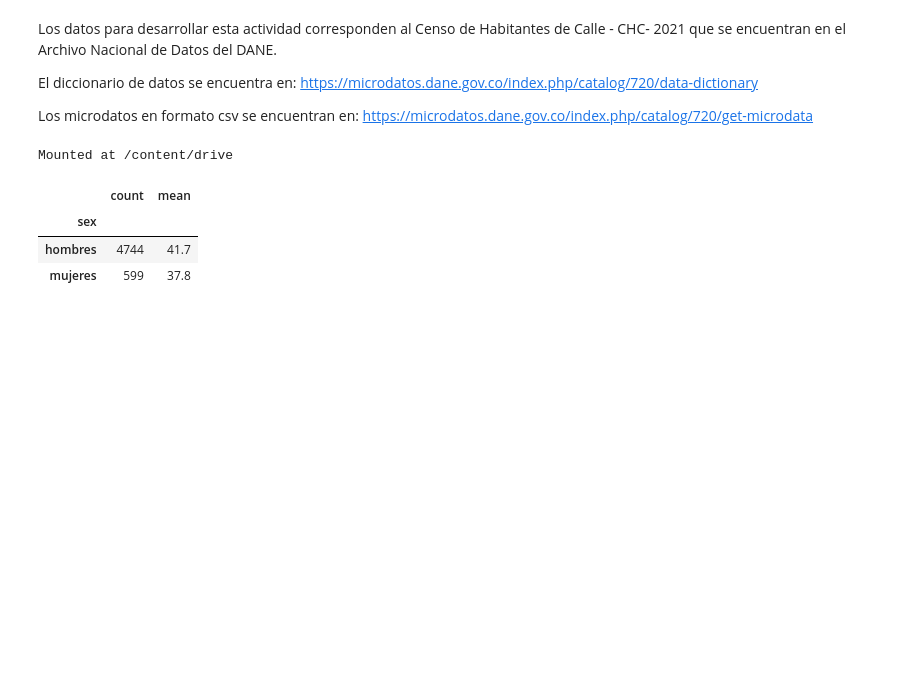
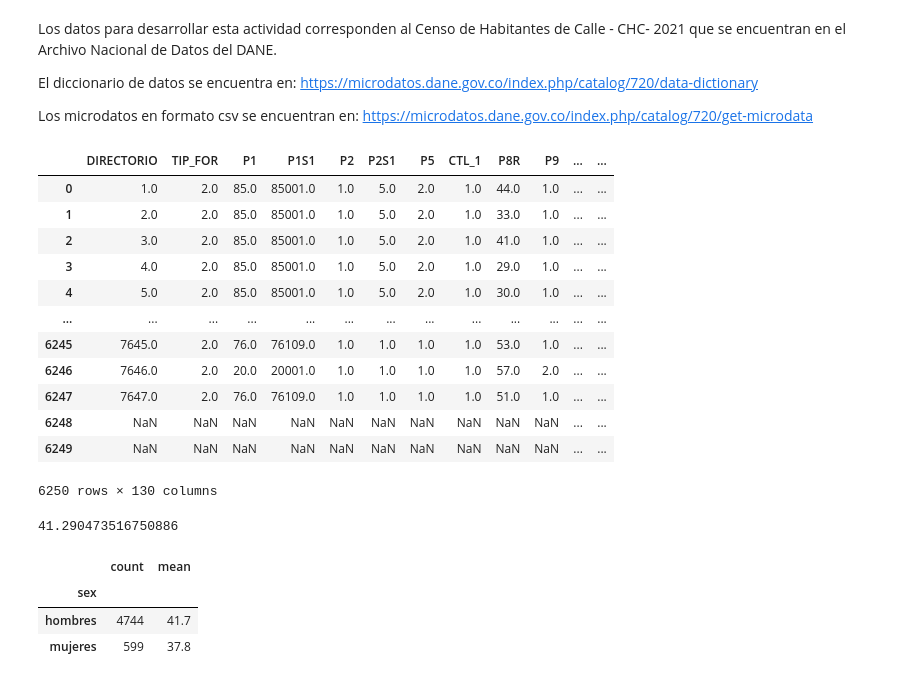
Before and after one commit to TheLudway/ML, a Jupyter notebook: ESTADÍSTICA/ESTADÍSTICA-UTADEO/HC2021_Intervalos_de_Confianza y Pruebas de hipótesis.ipynb, the cells around one changed output. Cells and saved outputs as stored; diff of their text form; code cells hidden in the pictures; blank space fills up the shorter version.

```diff
--- a/ESTADÍSTICA/ESTADÍSTICA-UTADEO/HC2021_Intervalos_de_Confianza y Pruebas de hipótesis.ipynb
+++ b/ESTADÍSTICA/ESTADÍSTICA-UTADEO/HC2021_Intervalos_de_Confianza y Pruebas de hipótesis.ipynb
@@ -8,16 +8,25 @@ https://microdatos.dane.gov.co/index.php/catalog/720/data-dictionary
 
 Los microdatos en formato csv se encuentran en:
 https://microdatos.dane.gov.co/index.php/catalog/720/get-microdata
-# %%
-# 1. Dar acceso a Drive (Siempre hay que ejecutarlo)
-from google.colab import drive
-drive.mount('/content/drive')
-# %% [output]
-Mounted at /content/drive
 # %%
 # 2. Importar la libreria Pandas ;)
 import pandas as pd
 # %%
 # 3. Importar un archivo csv, si el delimitador es tabulación usar /t
 #df=pd.read_csv('/content/drive/MyDrive/240120 Notebooks/HabitantesCalle2021/CHC_base_anonimizada09-09-2021.csv', delimiter=',', encoding = 'unicode_escape' )
-df=pd.read_csv('XXXXX', delimiter=',', encoding = 'unicode_escape' )
+df=pd.read_csv('CHC_base_anonimizada09-09-2021.csv', delimiter=',', encoding = 'unicode_escape' )
+df
+# %% [output]
+|  | DIRECTORIO | TIP_FOR | P1 | P1S1 | P2 | P2S1 | P5 | CTL_1 | P8R | P9 | ... | ... |
+| 0 | 1.0 | 2.0 | 85.0 | 85001.0 | 1.0 | 5.0 | 2.0 | 1.0 | 44.0 | 1.0 | ... | ... |
+| 1 | 2.0 | 2.0 | 85.0 | 85001.0 | 1.0 | 5.0 | 2.0 | 1.0 | 33.0 | 1.0 | ... | ... |
+| 2 | 3.0 | 2.0 | 85.0 | 85001.0 | 1.0 | 5.0 | 2.0 | 1.0 | 41.0 | 1.0 | ... | ... |
+| 3 | 4.0 | 2.0 | 85.0 | 85001.0 | 1.0 | 5.0 | 2.0 | 1.0 | 29.0 | 1.0 | ... | ... |
+| 4 | 5.0 | 2.0 | 85.0 | 85001.0 | 1.0 | 5.0 | 2.0 | 1.0 | 30.0 | 1.0 | ... | ... |
+| ... | ... | ... | ... | ... | ... | ... | ... | ... | ... | ... | ... | ... |
+| 6245 | 7645.0 | 2.0 | 76.0 | 76109.0 | 1.0 | 1.0 | 1.0 | 1.0 | 53.0 | 1.0 | ... | ... |
+| 6246 | 7646.0 | 2.0 | 20.0 | 20001.0 | 1.0 | 1.0 | 1.0 | 1.0 | 57.0 | 2.0 | ... | ... |
+| 6247 | 7647.0 | 2.0 | 76.0 | 76109.0 | 1.0 | 1.0 | 1.0 | 1.0 | 51.0 | 1.0 | ... | ... |
+| 6248 | NaN | NaN | NaN | NaN | NaN | NaN | NaN | NaN | NaN | NaN | ... | ... |
+| 6249 | NaN | NaN | NaN | NaN | NaN | NaN | NaN | NaN | NaN | NaN | ... | ... |
+6250 rows × 130 columns
@@ -29,3 +33,7 @@ df2 = pd.read_excel('XXXX', sheet_name='Hoja1')
+# %%
+df['P8R'].mean()
+# %% [output]
+41.290473516750886
 # %%
 # 4 Renombrar las variables
 df['sex']=df['P9'].replace({1: 'hombres', 2:'mujeres'})
```
Also changed, not shown: parts of 2 cells of this notebook.
